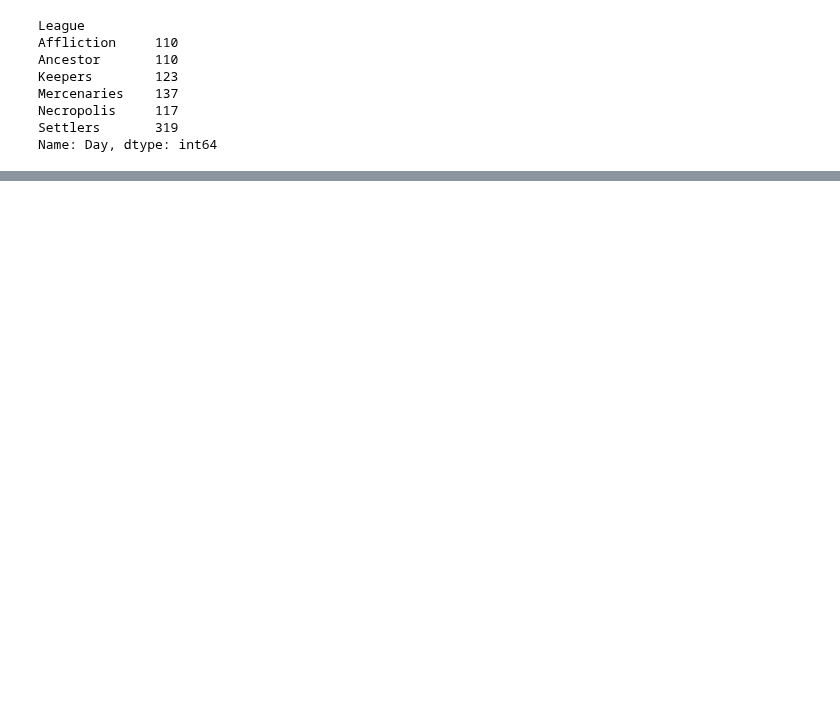
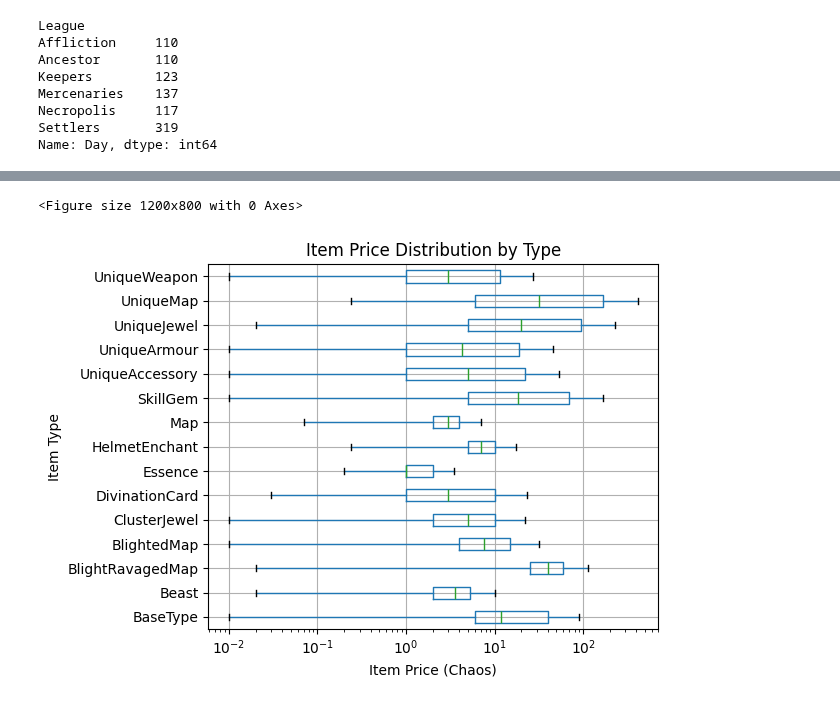
Before and after one commit to NataliaMiodowska/PoeMarketAnalyser, a Jupyter notebook: notebooks/02_actual_exploratory_data_analysis.ipynb, the cells around one changed output, grey strips where cells are left out. Drawn from its saved outputs; the diff is of its cells as text; code cells hidden in the pictures; blank space fills up the shorter version.

```diff
--- a/notebooks/02_actual_exploratory_data_analysis.ipynb
+++ b/notebooks/02_actual_exploratory_data_analysis.ipynb
@@ -86,0 +127,18 @@ Name: Day, dtype: int64
+# %%
+top_types = items_processed["Type"].value_counts().head(15).index
+price_distr_by_type = items_processed[items_processed["Type"].isin(top_types)]
+
+plt.figure(figsize=(12,8))
+
+price_distr_by_type.boxplot(column="Value", by="Type", vert=False, showfliers=False)
+
+plt.xscale("log")
+plt.xlabel("Item Price (Chaos)")
+plt.ylabel("Item Type")
+plt.title("Item Price Distribution by Type")
+plt.suptitle("")
+plt.tight_layout()
+plt.show()
+# %% [output]
+<Figure size 1200x800 with 0 Axes>
+[figure, added]
```
Also changed, not shown: parts of 27 cells of this notebook.
